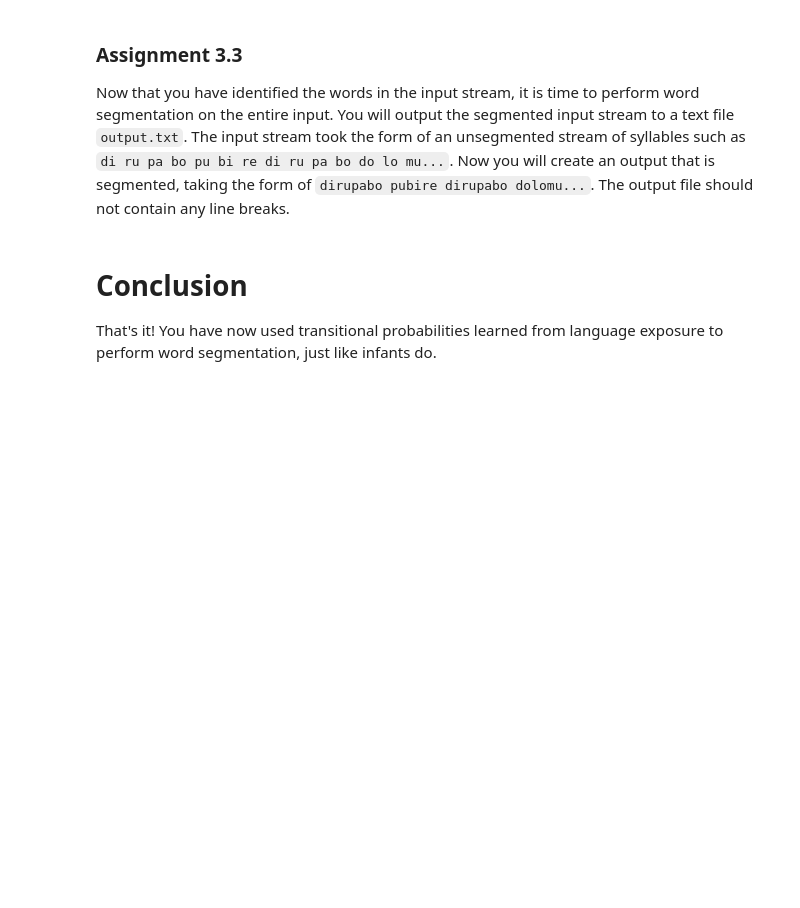
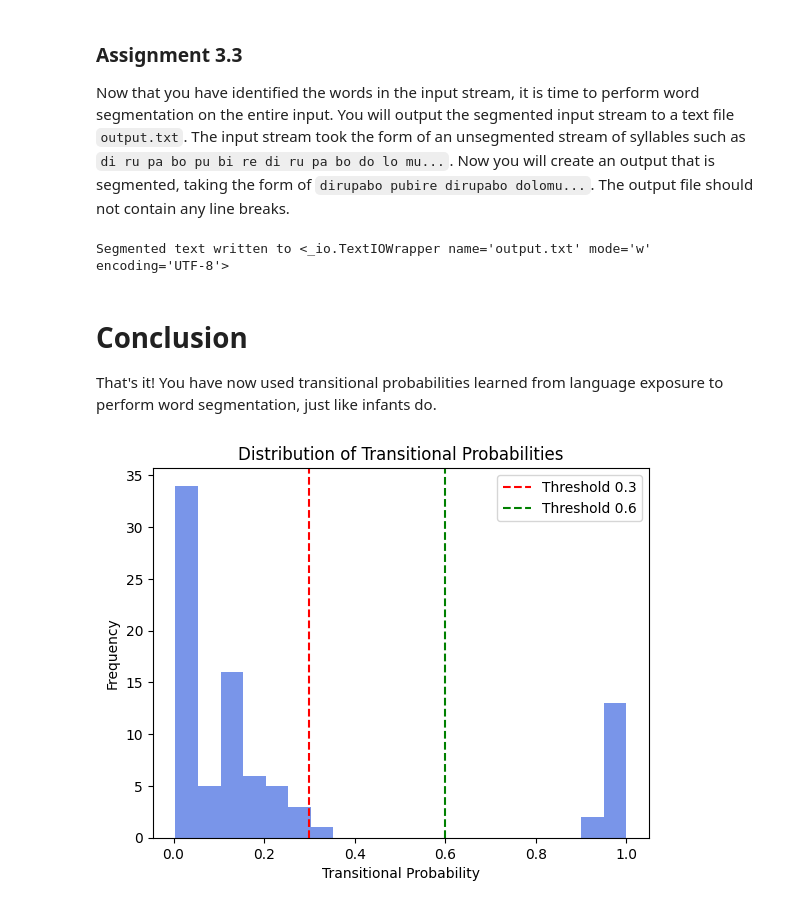
Before and after one commit to kooroshkz/Cognition_and_Computation, a Jupyter notebook: Project-2/language.ipynb, the cells around one changed output. Drawn from its saved outputs; the diff is of its cells as text; code cells hidden in the pictures; blank space fills up the shorter version.

```diff
--- a/Project-2/language.ipynb
+++ b/Project-2/language.ipynb
@@ -206,4 +241,38 @@ Now that you have identified the words in the input stream, it is time to perfor
+# %%
+### your code
+def syllableStreamToFile(syllableStream):
+  transitionalProbs = transitionalProbabilities(syllableStream)
+  words= find_words(syllableStream, transitionalProbs)
+
+  processed_words = "\n".join(word.replace(" ", "") for word in words)
+
+  with open("output.txt", "w") as f:
+      f.write(processed_words)
+      print(f"Segmented text written to {f}")
+
+syllableStreamToFile(syllables)
+# %% [output]
+Segmented text written to <_io.TextIOWrapper name='output.txt' mode='w' encoding='UTF-8'>
 # %% [markdown]
 # Conclusion
 
 That's it! You have now used transitional probabilities learned from language exposure to perform word segmentation, just like infants do.
+# %%
+# From this graph we can see that most of the excess probabilities are below 0.2 and above 0.9,
+#and a few are between 0.2 and 0.35. So for our method the threshold can be set between 0.2 and 0.35,
+#if we want to avoid false cuts then we can set the threshold to 0.2.
+def plot_threshold_distribution(transitionalProbs):
+    probs = list(transitionalProbs.values())
+
+    plt.hist(probs, bins=20, color='royalblue', alpha=0.7)
+    plt.axvline(x=0.3, color='red', linestyle='--', label='Threshold 0.3')
+    plt.axvline(x=0.6, color='green', linestyle='--', label='Threshold 0.6')
+    plt.xlabel("Transitional Probability")
+    plt.ylabel("Frequency")
+    plt.title("Distribution of Transitional Probabilities")
+    plt.legend()
+    plt.show()
+
+plot_threshold_distribution(transitionalProbs)
+# %% [output]
+[figure, added]
```
Also changed, not shown: parts of 5 cells of this notebook, 1 other file.
